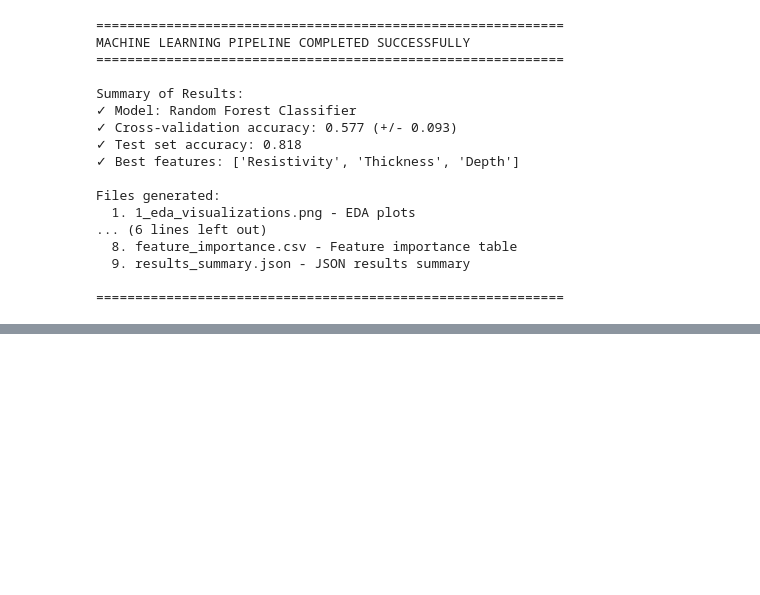
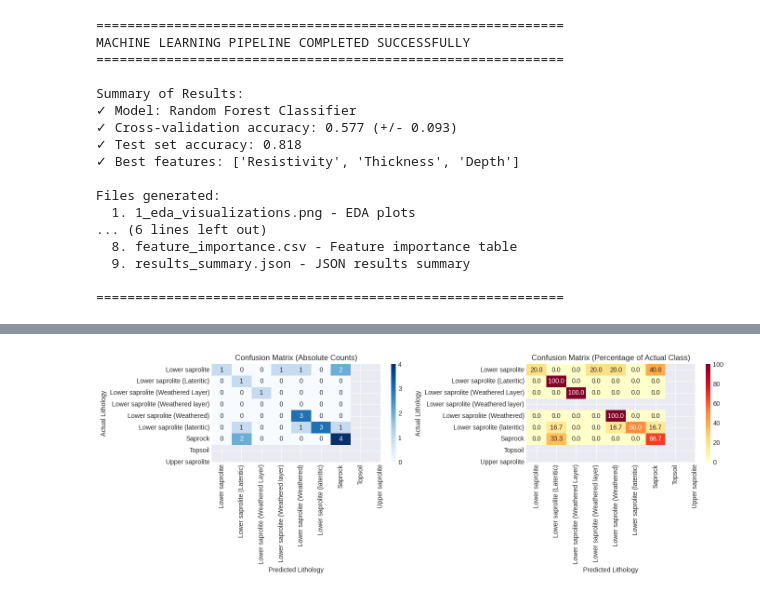
Before and after one commit to SakaSaheed/AI-ML-Project, a Jupyter notebook: Prof_Igboama_VES.ipynb, the cells around one changed output, grey strips where cells are left out. Drawn from its saved outputs; the diff is of its cells as text; code cells hidden in the pictures; blank space fills up the shorter version.

```diff
--- a/Prof_Igboama_VES.ipynb
+++ b/Prof_Igboama_VES.ipynb
@@ -891,0 +1275,89 @@ Files generated:
+# %%
+# ============================================
+# STEP 11: EXTRACT DECISION RULES
+# ============================================
+print("\n" + "="*70)
+print("EXTRACTED DECISION RULES")
+print("="*70)
+
+# Get text representation
+tree_rules = export_text(dt_final, feature_names=feature_columns)
+print("Decision Tree Rules (IF-THEN format):")
+print("="*70)
+print(tree_rules)
+
+# Save rules to file
+with open('decision_tree_rules.txt', 'w') as f:
+    f.write("DECISION TREE RULES FOR LITHOLOGY PREDICTION\n")
+    f.write("="*70 + "\n")
+    f.write(f"Optimal depth: {optimal_depth}\n")
+    f.write(f"Training samples: {len(X_train)}\n")
+    f.write(f"Features: {feature_columns}\n\n")
+    f.write(tree_rules)
+
+print("\n✓ Rules saved to 'decision_tree_rules.txt'")
+
+# ============================================
+# STEP 12: CONFUSION MATRIX
+# ============================================
+fig, axes = plt.subplots(1, 2, figsize=(14, 5))
+
+# Confusion matrix (counts)
+cm = confusion_matrix(y_test, y_pred)
+sns.heatmap(cm, annot=True, fmt='d', cmap='Blues',
+            xticklabels=label_encoder.classes_,
+            yticklabels=label_encoder.classes_,
+            ax=axes[0])
+axes[0].set_title('Confusion Matrix (Absolute Counts)')
+axes[0].set_xlabel('Predicted Lithology')
+axes[0].set_ylabel('Actual Lithology')
+
+# Confusion matrix (percentages)
+cm_percent = cm.astype('float') / cm.sum(axis=1)[:, np.newaxis] * 100
+sns.heatmap(cm_percent, annot=True, fmt='.1f', cmap='YlOrRd',
+            xticklabels=label_encoder.classes_,
+            yticklabels=label_encoder.classes_,
+            ax=axes[1])
+axes[1].set_title('Confusion Matrix (Percentage of Actual Class)')
+axes[1].set_xlabel('Predicted Lithology')
+axes[1].set_ylabel('Actual Lithology')
+
+plt.tight_layout()
+plt.savefig('confusion_matrix.png', dpi=300, bbox_inches='tight')
+plt.show()
+
+# ============================================
+# STEP 13: FEATURE IMPORTANCE
+# ============================================
+print("\n" + "="*70)
+print("FEATURE IMPORTANCE")
+print("="*70)
+
+feature_importance = pd.DataFrame({
+    'Feature': feature_columns,
+    'Importance': dt_final.feature_importances_
+}).sort_values('Importance', ascending=False)
+
+print(feature_importance)
+
+# Plot feature importance
+fig, ax = plt.subplots(figsize=(8, 5))
+bars = ax.barh(feature_importance['Feature'], feature_importance['Importance'],
+               color='steelblue', edgecolor='black')
+ax.set_xlabel('Importance Score')
+ax.set_title('Feature Importance (Resistivity, Thickness, Depth)')
+ax.invert_yaxis()
+
+# Add value labels on bars
+for bar, val in zip(bars, feature_importance['Importance']):
+    ax.text(val + 0.01, bar.get_y() + bar.get_height()/2, f'{val:.3f}',
+            va='center', fontweight='bold')
+
+plt.tight_layout()
+plt.savefig('feature_importance.png', dpi=300)
+plt.show()
+
+print("\n✓ Key insight: " + feature_importance.iloc[0]['Feature'] +
+      " is the most important predictor (score: " +
+      f"{feature_importance.iloc[0]['Importance']:.3f})")
+# %% [output]
@@ -891,0 +1381 @@ Files generated:
+[figure, added]
```
Also changed, not shown: parts of 38 cells of this notebook.
